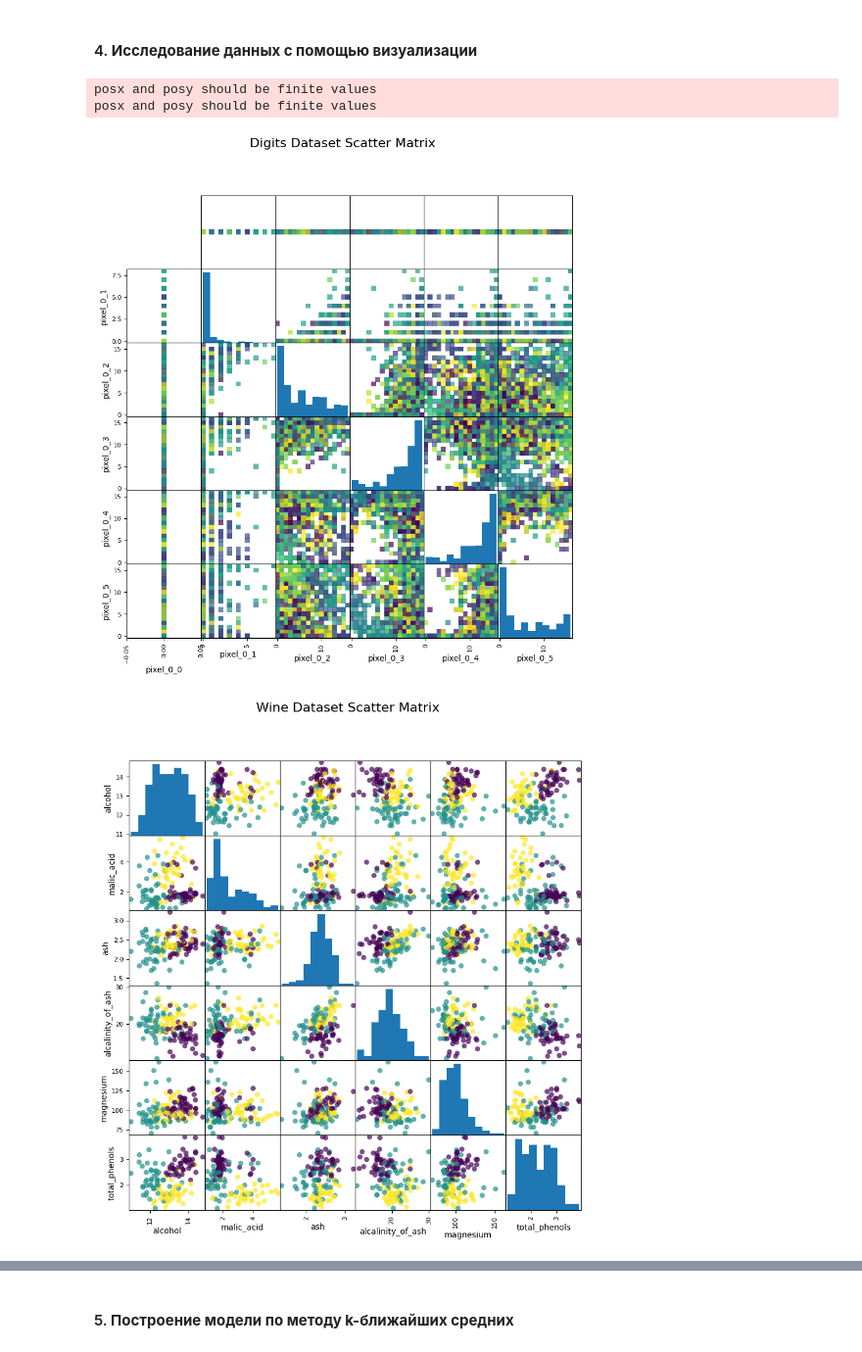
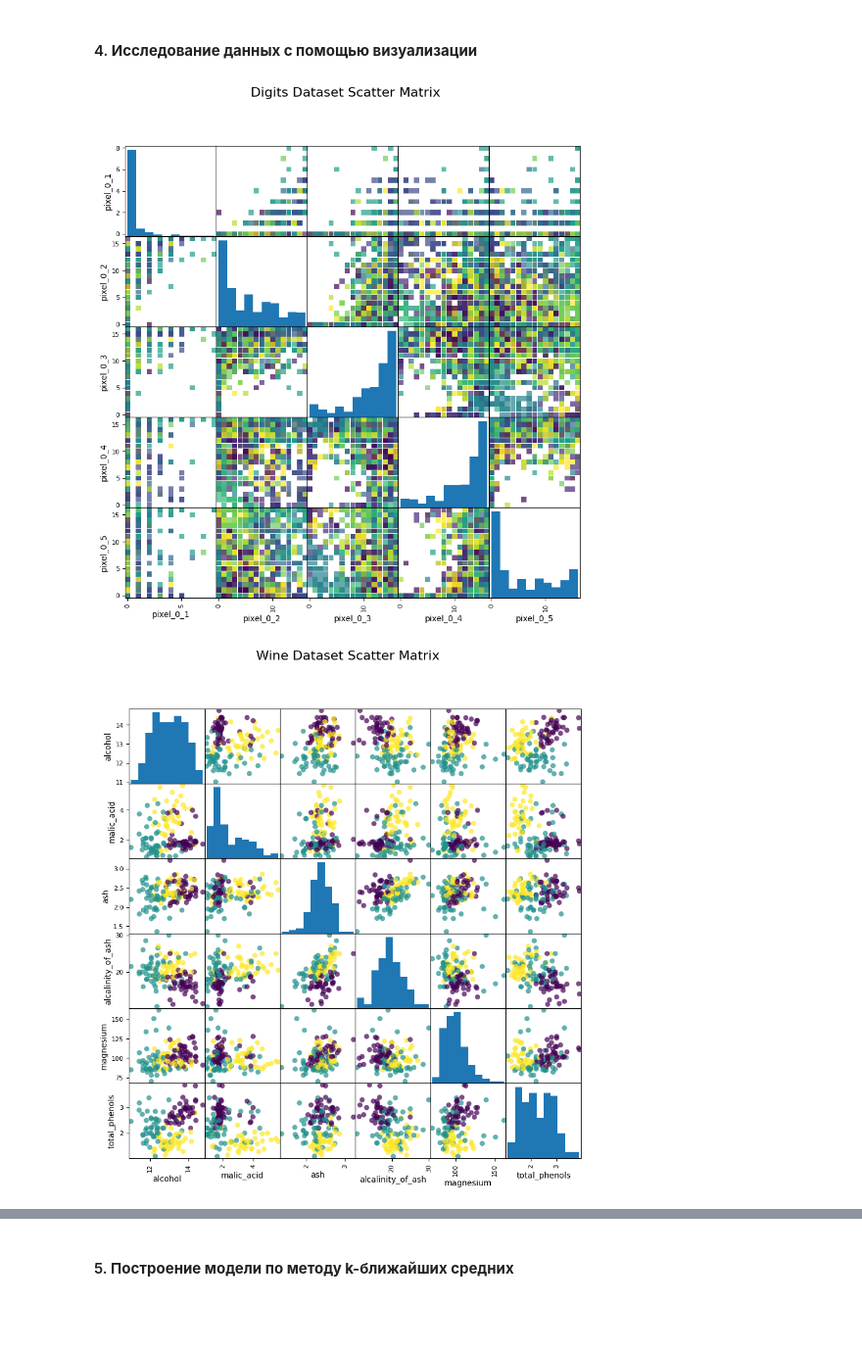
Before and after one commit to Aitursun/lab5_BekboevaAitursun_AIN_2_22, a Jupyter notebook: lab4/lab4_BekboevaAitursun_AIN_2_22.ipynb, the cells around one changed output, grey strips where cells are left out. Shown at 98% size. Saved outputs shown, nothing was run; the diff lists cells and outputs as text; code cells hidden in the pictures; blank space fills up the shorter version.

```diff
--- a/lab4/lab4_BekboevaAitursun_AIN_2_22.ipynb
+++ b/lab4/lab4_BekboevaAitursun_AIN_2_22.ipynb
@@ -95,33 +95,40 @@ Shape of y_test: (143,)
 # %%
 import pandas as pd
 import matplotlib.pyplot as plt
 from sklearn.datasets import load_digits, load_wine, load_breast_cancer
 from sklearn.model_selection import train_test_split
 
 digits_dataset = load_digits()
 wine_dataset = load_wine()
 breast_cancer_dataset = load_breast_cancer()
 
 def plot_scatter_matrix(name, dataset, sample_features=6):
     X_train, _, y_train, _ = train_test_split(dataset['data'], dataset['target'], random_state=0)
+
     feature_subset = dataset.feature_names[:sample_features]
     dataframe = pd.DataFrame(X_train, columns=dataset.feature_names)[feature_subset]
+
+    dataframe = dataframe.dropna()
+
+    dataframe = dataframe.loc[:, dataframe.var() != 0]
+
+    if dataframe.shape[1] < 2:
+        print(f"Not enough valid features to plot for {name} dataset.")
+        return
 
     marker = 'o' if name == "Wine" else 's'
     alpha = 0.7
     figsize = (10, 10)
 
-    pd.plotting.scatter_matrix(dataframe, c=y_train, figsize=figsize, marker=marker, s=40, alpha=alpha)
+    pd.plotting.scatter_matrix(dataframe, c=y_train[:dataframe.shape[0]], figsize=figsize, marker=marker, s=40, alpha=alpha)
     plt.suptitle(f"{name} Dataset Scatter Matrix", fontsize=16)
     plt.show()
 
 plot_scatter_matrix("Digits", digits_dataset)
 plot_scatter_matrix("Wine", wine_dataset)
 plot_scatter_matrix("Breast Cancer", breast_cancer_dataset)
 # %% [output]
-posx and posy should be finite values
-posx and posy should be finite values
-[figure, old version]
+[figure, new version]
 [figure]
 [figure]
 # %% [markdown]
```
Also changed, not shown: 1 other file.
